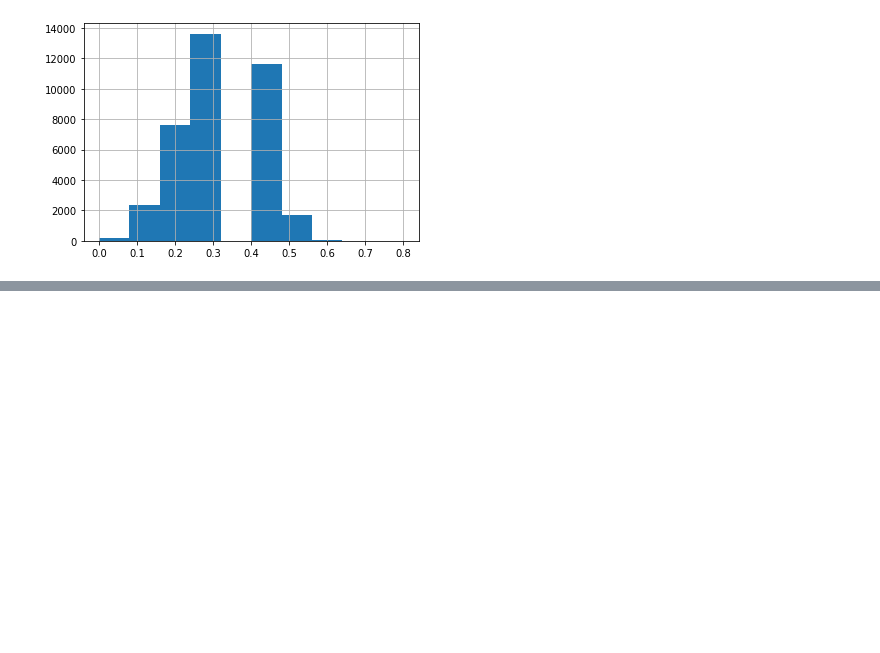
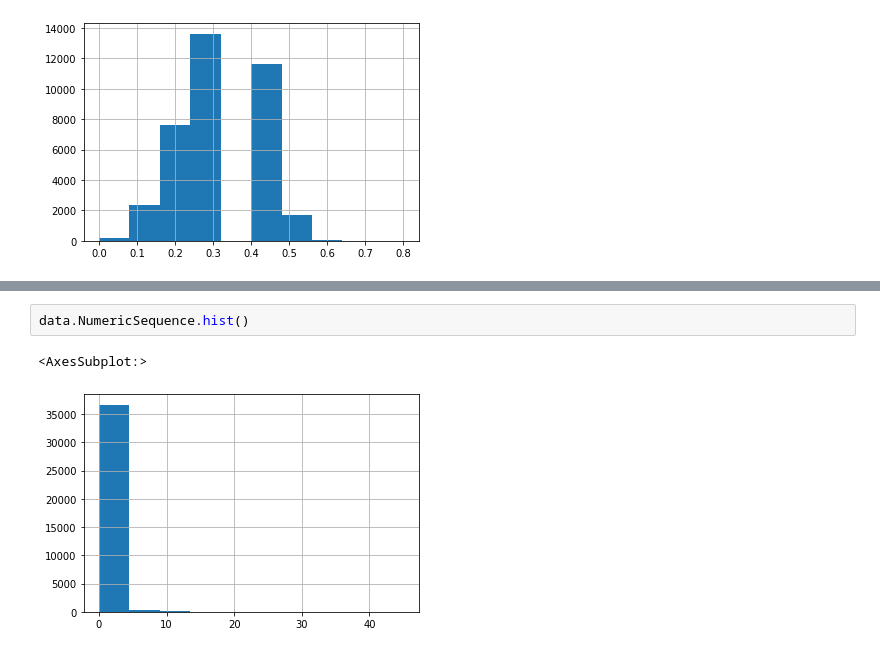
Before and after one commit to lukem1/malicious-domain-classification, a Jupyter notebook: preprocessing.ipynb, the cells around one changed output, grey strips where cells are left out. Drawn from its saved outputs; the diff is of its cells as text; blank space fills up the shorter version.

```diff
--- a/preprocessing.ipynb
+++ b/preprocessing.ipynb
@@ -797,0 +832,5 @@ data.VowelRatio.hist()
+# %%
+data.NumericSequence.hist()
+# %% [output]
+<AxesSubplot:>
+[figure, added]
```
Also changed, not shown: parts of 8 cells of this notebook.
